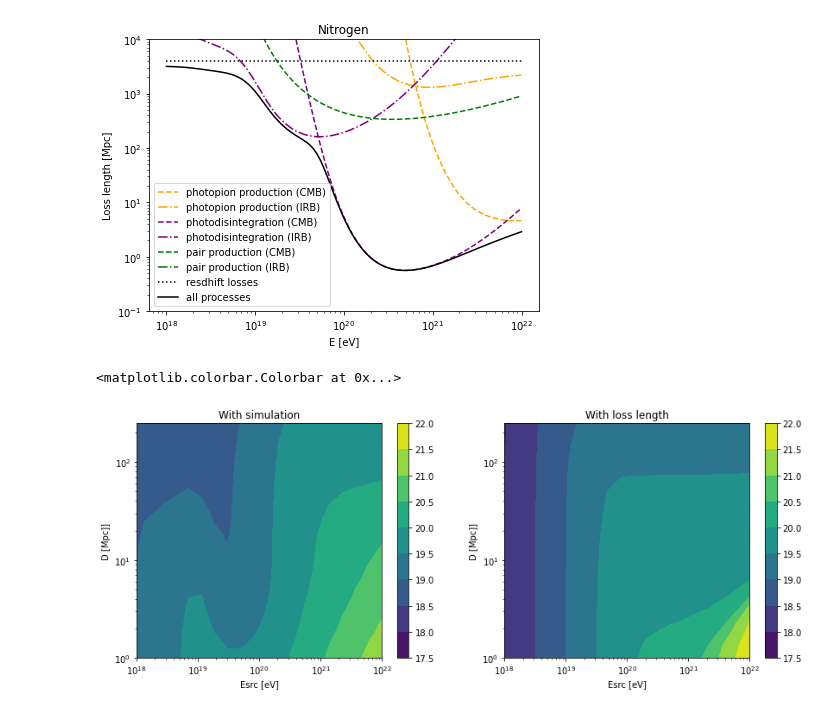
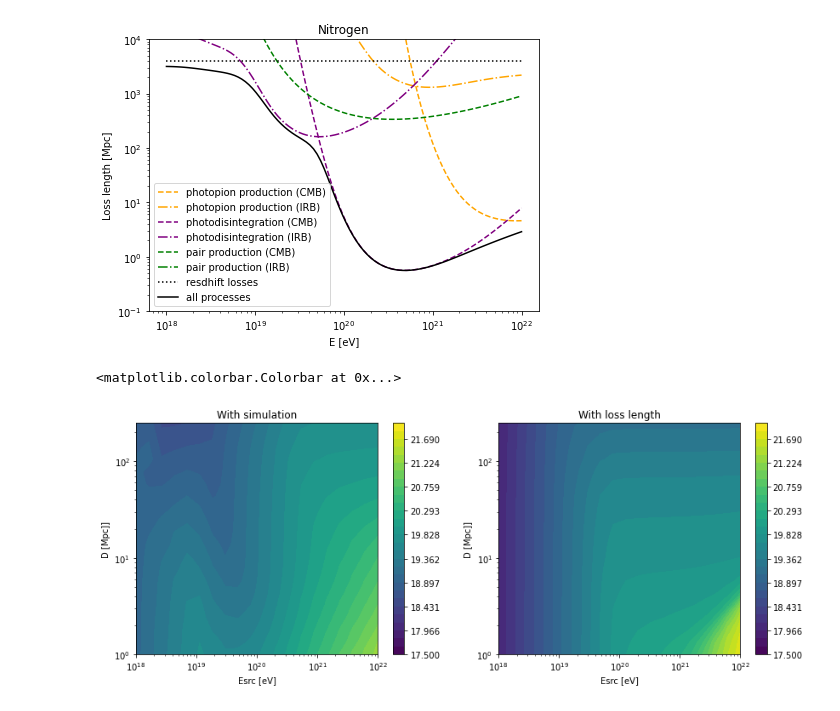
Before and after one commit to uhecr-project/uhecr_model, a Jupyter notebook: uhecr_model/paper_1/energy_loss/energy_loss.ipynb, the cells around one changed output. Drawn from its saved outputs; the diff is of its cells as text; code cells hidden in the pictures.

```diff
--- a/uhecr_model/paper_1/energy_loss/energy_loss.ipynb
+++ b/uhecr_model/paper_1/energy_loss/energy_loss.ipynb
@@ -126,6 +126,8 @@ sim_file_name = "output/crpropa_events_grid.txt"
 nitrogen_fraction = np.zeros((N_grid, N_grid))
 source_particle_fraction = np.zeros((N_grid, N_grid))
 mean_arrival_energy = np.zeros((N_grid, N_grid))
+mean_arrival_energy_maxA = np.zeros((N_grid, N_grid))
+mean_arrival_energy_mcA = np.zeros((N_grid, N_grid))
 fraction_above_Eth = np.zeros((N_grid, N_grid))
 
 E_arr = []
@@ -168,9 +170,17 @@ for i, Esrc in enumerate(Esrc_range):
         A = np.array([massNumber(int(id)) for id in sim_data['ID'].astype(int)])
         E = 10**(np.log10(sim_data['E']) + 18)
 
+        idx_max_A = A[A==max(A)]
+        A_list = list(A)
+        A_mc = max(set(A_list), key=A_list.count)
+        idx_mc_A = A[A==A_mc]
+
+
         nitrogen_fraction[i][j] = len(A[(A==14) & (Z == 7)]) / N_sim
         source_particle_fraction[i][j] = N_sim / len(A)
         mean_arrival_energy[i][j] = np.mean(E)
+        mean_arrival_energy_maxA[i][j] = np.mean(E[idx_max_A])
+        mean_arrival_energy_mcA[i][j] = np.mean(E[idx_mc_A])
         fraction_above_Eth[i][j] = len(E[E>Eth.to_value(u.eV)]) / len(E)
 # %% [output]
 crpropa::ModuleList: Number of Threads: 56
@@ -199,6 +209,8 @@ with h5py.File("output/nitrogen_propa_results.h5", "w") as f:
     f.create_dataset("nitrogen_fraction", data=nitrogen_fraction)
     f.create_dataset("source_particle_fraction", data=source_particle_fraction)
     f.create_dataset("mean_arrival_energy", data=mean_arrival_energy)
+    f.create_dataset("mean_arrival_energy_maxA", data=mean_arrival_energy_maxA)
+    f.create_dataset("mean_arrival_energy_mcA", data=mean_arrival_energy_mcA)
     f.create_dataset("fraction_above_Eth", data=fraction_above_Eth)
 # %%
 # Load
@@ -209,6 +221,8 @@ with h5py.File("output/nitrogen_propa_results.h5", "r") as f:
     nitrogen_fraction = f["nitrogen_fraction"][()]
     source_particle_fraction = f["source_particle_fraction"][()]
     mean_arrival_energy = f["mean_arrival_energy"][()] * u.eV
+    mean_arrival_energy_maxA = f["mean_arrival_energy_maxA"][()] * u.eV
+    mean_arrival_energy_mcA = f["mean_arrival_energy_mcA"][()] * u.eV
     fraction_above_Eth = f["fraction_above_Eth"][()]
 # %%
 fig, ax = plt.subplots()
@@ -248,0 +251,21 @@ fig.colorbar(h)
+# %%
+fig, ax = plt.subplots(1, 3)
+fig.set_size_inches(20, 5)
+
+h0 = ax[0].contourf(Esrc_range.to_value(u.eV), D_range.to_value(u.Mpc), np.log10(mean_arrival_energy.to_value(u.eV)).T, levels=20)
+fig.colorbar(h0, ax=ax[0])
+ax[0].set_title("Mean arrival energy [log10(Earr/eV)]")
+
+h1 = ax[1].contourf(Esrc_range.to_value(u.eV), D_range.to_value(u.Mpc), np.log10(mean_arrival_energy_maxA.to_value(u.eV)).T, levels=20)
+fig.colorbar(h1, ax=ax[1])
+ax[1].set_title("Mean arrival energy (Max A) [log10(Earr/eV)]")
+
+h2 = ax[2].contourf(Esrc_range.to_value(u.eV), D_range.to_value(u.Mpc), np.log10(mean_arrival_energy_mcA.to_value(u.eV)).T, levels=20)
+fig.colorbar(h2, ax=ax[2])
+ax[2].set_title("Mean arrival energy (Common A)[log10(Earr/eV)]")
+
+for axis in ax:
+    axis.set_xlabel("Esrc [eV]")
+    axis.set_ylabel("D [Mpc]")
+    axis.set_xscale("log")
+    axis.set_yscale("log")
@@ -366,23 +391,23 @@ with h5py.File("output/nitrogen_loss_length_results.h5", "r") as f:
 # %%
 fig, ax = plt.subplots(1, 2)
 fig.set_size_inches(14, 5)
 
-levels = np.linspace(17.5, 22, 10)
+levels = np.linspace(17.5, 22, 30)
 
 h0 = ax[0].contourf(Esrc_range.to_value(u.eV), D_range.to_value(u.Mpc), np.log10(mean_arrival_energy.to_value(u.eV)).T, levels=levels)
 ax[0].set_title("With simulation")
 
 h1 = ax[1].contourf(Esrc_range.to_value(u.eV), D_range.to_value(u.Mpc), np.log10(arrival_energies.to_value(u.eV)).T, levels=levels)
 ax[1].set_title("With loss length")
 
 for axis in ax:
     axis.set_xscale("log")
     axis.set_yscale("log")
     axis.set_xlabel("Esrc [eV]")
     axis.set_ylabel("D [Mpc]]")
 
 fig.colorbar(h0, ax=ax[0])
 fig.colorbar(h1, ax=ax[1])
 # %% [output]
 <matplotlib.colorbar.Colorbar at 0x...>
-[figure, old version]
+[figure, new version]
```
Also changed, not shown: parts of 10 cells of this notebook.
